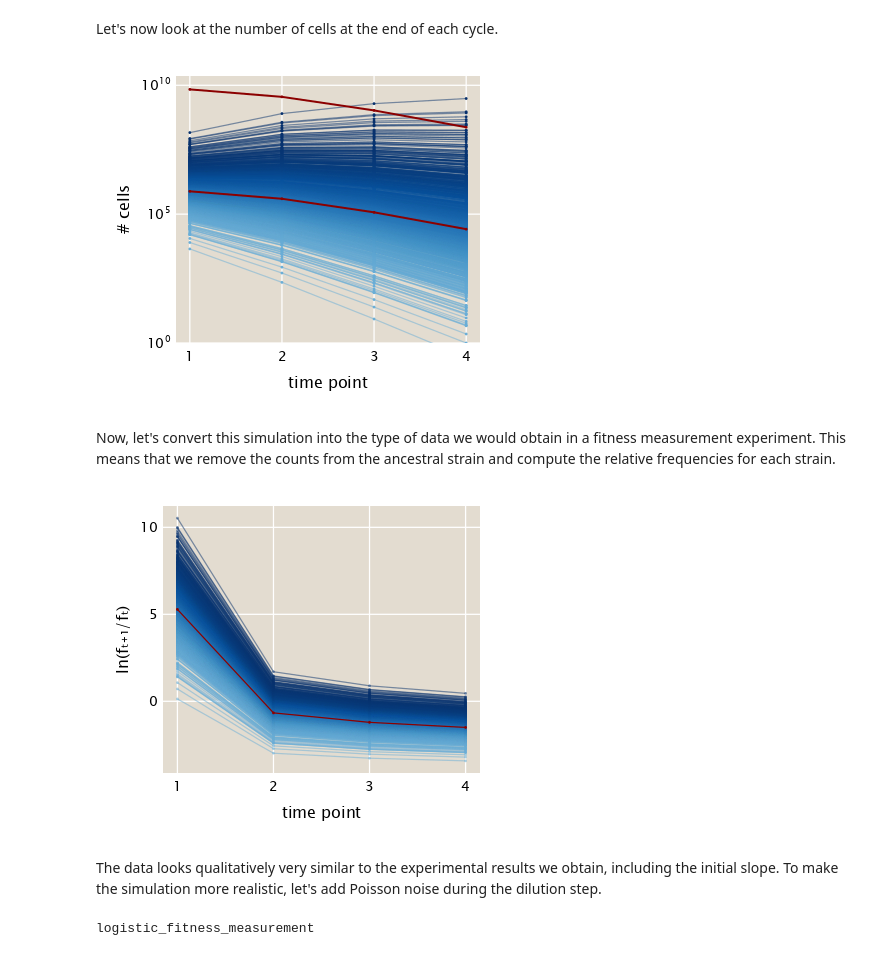
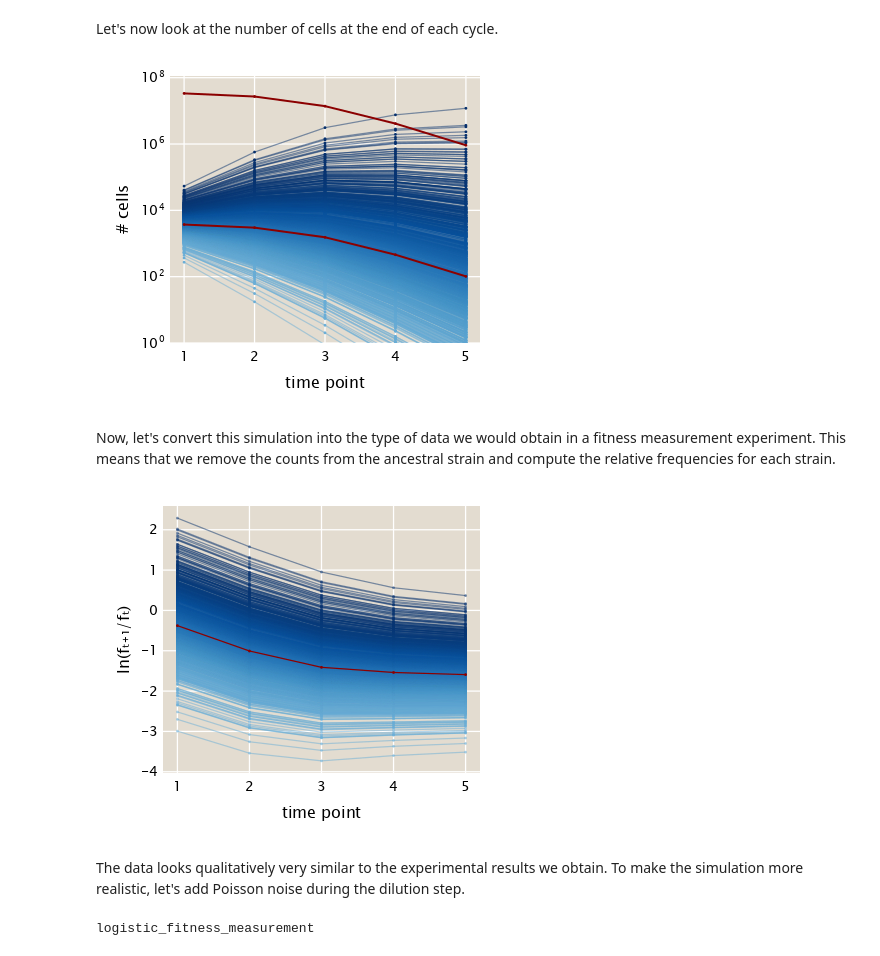
Before and after one commit to mrazomej/bayesian_fitness, a Jupyter notebook: code/exploratory/logistic_growth.ipynb, the cells around one changed output. Saved outputs shown, nothing was run; the diff lists cells and outputs as text; code cells hidden in the pictures.

Commit message:
got some realistic-looking trajectories

```diff
--- a/code/exploratory/logistic_growth.ipynb
+++ b/code/exploratory/logistic_growth.ipynb
@@ -199,7 +199,7 @@ We will integrate the system, take the final point as the next initial condition
 and iterate.
 # %%
 # Define number of cycles to run
-n_cycles = 4
+n_cycles = 5
 
 # Inititalize matrix to save output
 n_mat = Matrix{Float64}(undef, n_cycles + 1, n_mut + 1)
@@ -211,10 +211,11 @@ n_mat[1, :] .= n₀
 for cyc = 2:n_cycles+1
     # Define ODE problem
     local prob = ODEProblem(
-        dndt_rhs!, n_mat[cyc-1, :] ./ 2^(n_gen), t_span, (λ, κ)
+        # dndt_rhs!, n_mat[cyc-1, :] ./ 2^(n_gen), t_span, (λ, κ)
+        dndt_rhs!, n_mat[cyc-1, :], t_span, (λ, κ)
     )
     # Solve system and store final point
-    n_mat[cyc, :] = solve(prob).u[end]
+    n_mat[cyc, :] = solve(prob).u[end] ./ 2^(n_gen)
 end # for
 # %% [markdown]
 Let's now look at the number of cells at the end of each cycle.
@@ -242,40 +243,40 @@ ylims!(ax, low=1)
 
 fig
 # %% [output]
-[figure, old version]
+[figure, new version]
 # %% [markdown]
 Now, let's convert this simulation into the type of data we would obtain in a
 fitness measurement experiment. This means that we remove the counts from the
 ancestral strain and compute the relative frequencies for each strain.
 # %%
 # Compute the frequencies for all non-ancestral strains
-f_mat = n_mat[:, 2:end] ./ sum(n_mat[:, 2:end], dims=1)
+f_mat = n_mat[:, 2:end] ./ sum(n_mat[:, 2:end], dims=2)
 
 # Compute the frequency ratios
 γ_mat = f_mat[2:end, :] ./ f_mat[1:end-1, :]
 
 # Initialize figure
 fig = Figure(resolution=(400, 350))
 
 # Add axis
 ax = Axis(fig[1, 1], xlabel="time point", ylabel="ln(fₜ₊₁/fₜ)")
 
 # Loop through mutants
 for (i, mut) in enumerate(eachcol(γ_mat[:, 1:end-1]))
     # Plot mutant trajectory
     scatterlines!(ax, log.(mut), color=(colors[i], 0.5), markersize=4)
 end # for
 
 # Add neutral lineage trajectory
 scatterlines!(ax, log.(γ_mat[:, end]), color=:darkred, markersize=4)
 
 fig
 # %% [output]
-[figure, old version]
+[figure, new version]
 # %% [markdown]
-The data looks qualitatively very similar to the experimental results we obtain,
-including the initial slope. To make the simulation more realistic, let's add
-Poisson noise during the dilution step.
+The data looks qualitatively very similar to the experimental results we obtain.
+To make the simulation more realistic, let's add Poisson noise during the
+dilution step.
 # %%
 @doc raw"""
     logistic_fitness_measurement(n_cycles, t_cycle, λ_array, κ)
```
Also changed, not shown: parts of 5 cells of this notebook.
